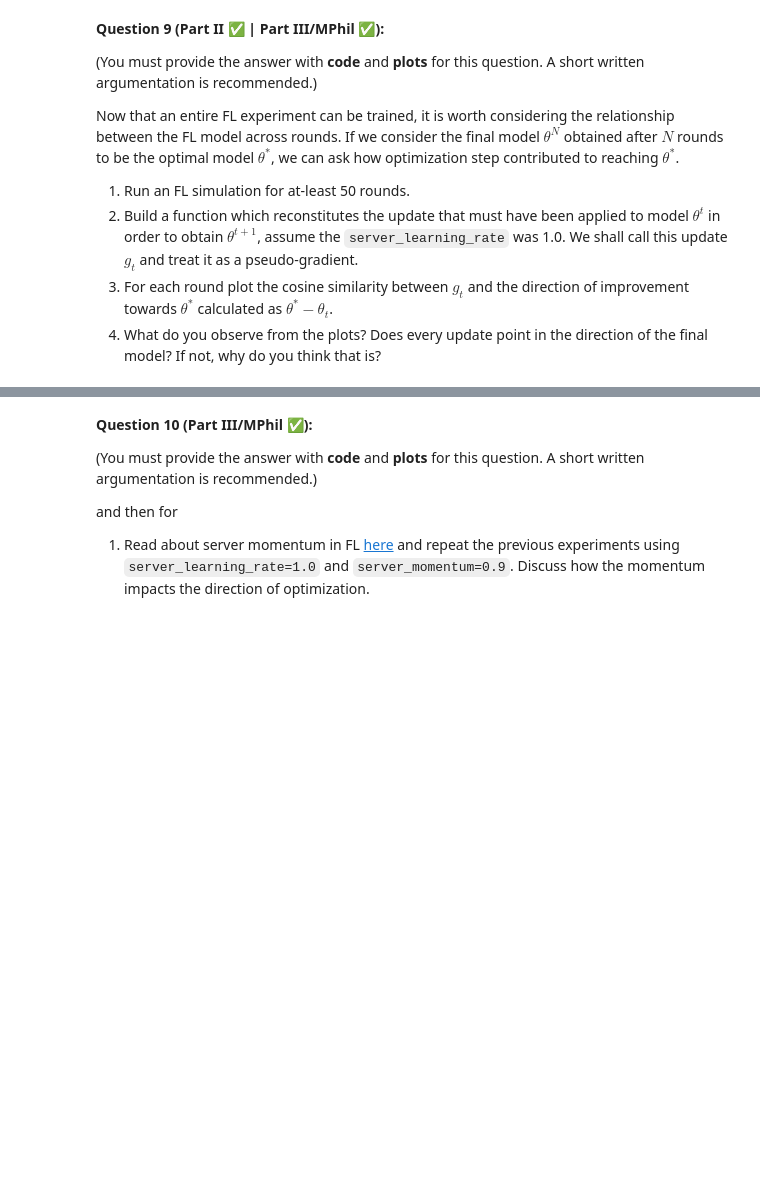
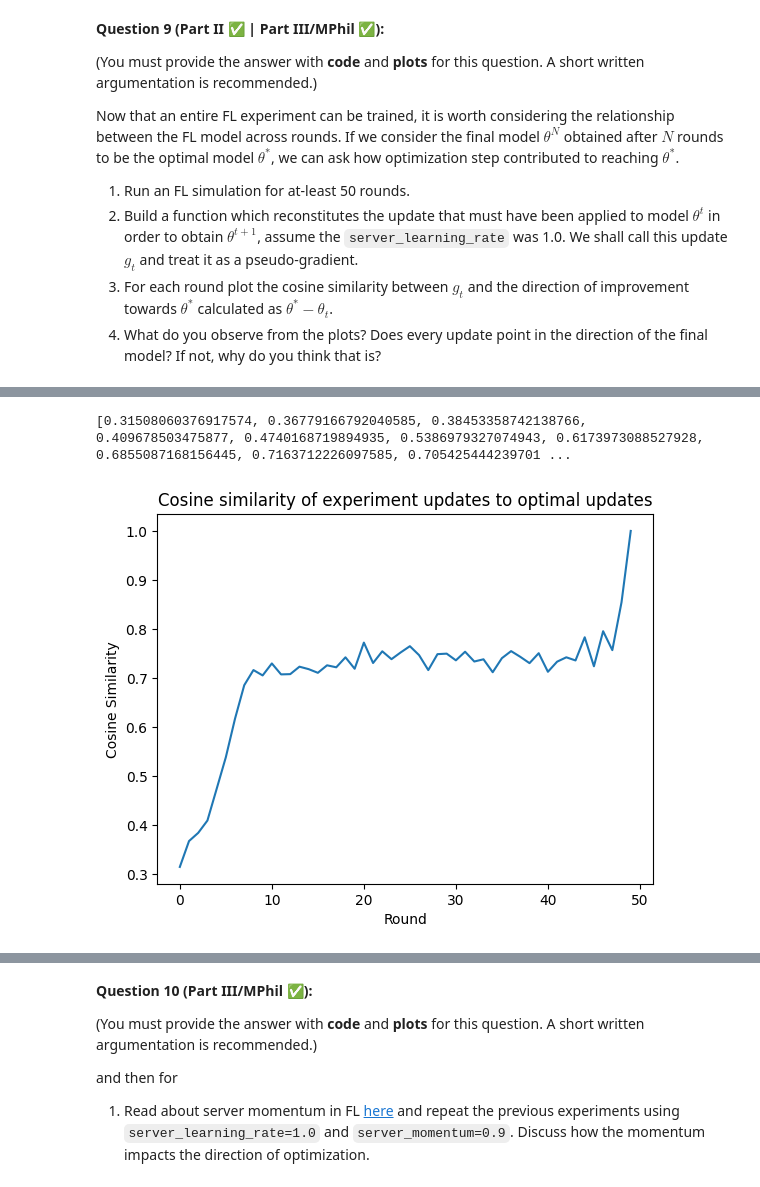
Before and after one commit to MarkHaoxiang/federated-learning, a Jupyter notebook: lab1/L361_Lab_1_From_Centralised_To_Federated_Part_2.ipynb, the cells around one changed output, grey strips where cells are left out. Saved outputs shown, nothing was run; the diff lists cells and outputs as text; code cells hidden in the pictures; blank space fills up the shorter version.

```diff
--- a/lab1/L361_Lab_1_From_Centralised_To_Federated_Part_2.ipynb
+++ b/lab1/L361_Lab_1_From_Centralised_To_Federated_Part_2.ipynb
@@ -994,22 +1135,31 @@ parameters_for_each_round, hist = run_simulation(num_rounds=50)
 # %%
 # Question 9, parts 1,2,3
 
 previous_parameters = flatten(parameters_for_each_round[0][1])[0]
 final_parameters = flatten(parameters_for_each_round[-1][1])[0]
 cosine_similarity_results = []
-for i, parameters in parameters_for_each_round:
+gradients = []
+
+for i, parameters in parameters_for_each_round[1:]:
     updated_parameters = flatten(parameters)[0]
     # The gradient is the difference between the parameters
     g_t = updated_parameters - previous_parameters
     # The optimal direction is the pseudogradient towards the final model
     optimal_direction = final_parameters - previous_parameters
     # Calculate the cosine similarity
     cosine_similarity_results.append(cosine_similarity(g_t, optimal_direction))
+    # Auxiliary output information
+    gradients.append(g_t)
     # Crucial step
     previous_parameters = updated_parameters
 
 fig, ax = plt.subplots()
 ax.set_title("Cosine similarity of experiment updates to optimal updates")
 ax.set_xlabel("Round")
 ax.set_ylabel("Cosine Similarity")
 ax.plot(cosine_similarity_results)
+
+print(cosine_similarity_results)
+# %% [output]
+[0.31508060376917574, 0.36779166792040585, 0.38453358742138766, 0.409678503475877, 0.4740168719894935, 0.5386979327074943, 0.6173973088527928, 0.6855087168156445, 0.7163712226097585, 0.705425444239701 ...
+[figure, added]
```
Also changed, not shown: parts of 16 cells of this notebook, 1 other file.
